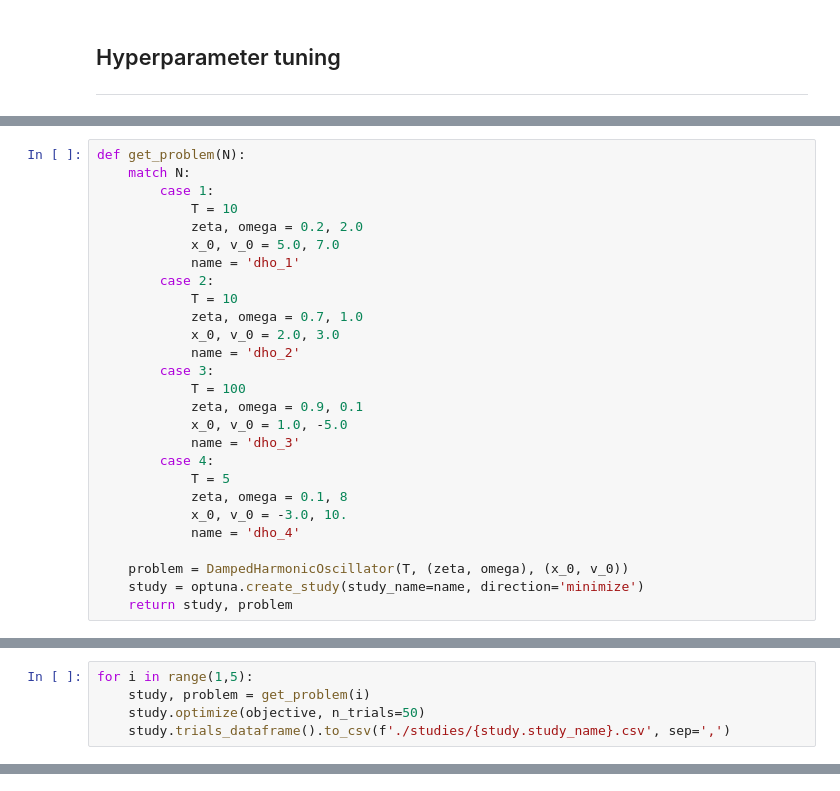
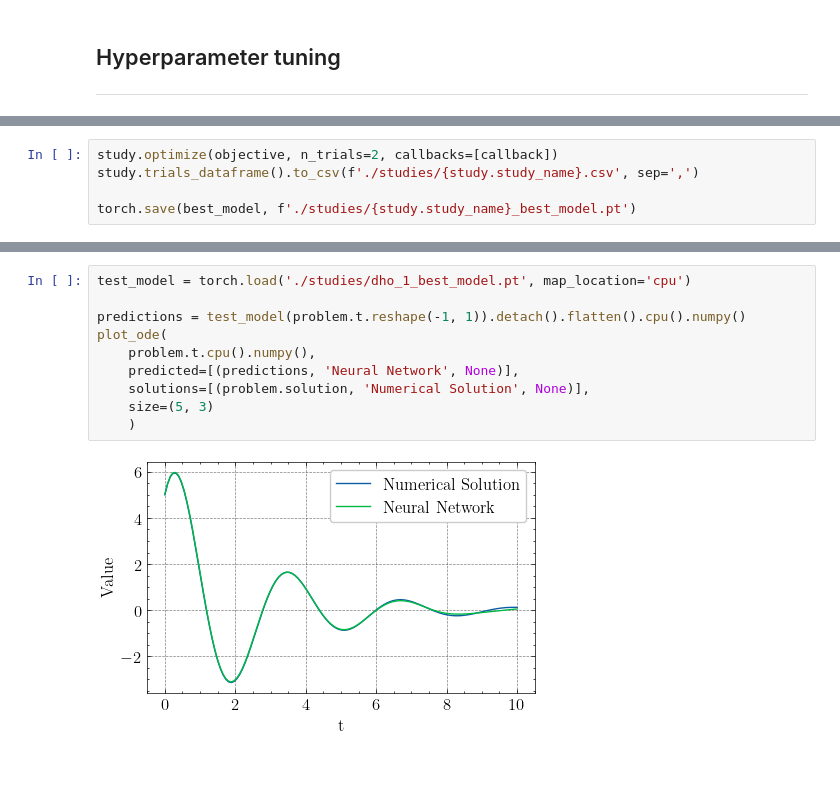
Before and after one commit to DaniilLaptev/pinns, a Jupyter notebook: code/oscillator.ipynb, the cells around one changed output, grey strips where cells are left out. Drawn from its saved outputs; the diff is of its cells as text.

Commit message:
Added Optuna logic

```diff
--- a/code/oscillator.ipynb
+++ b/code/oscillator.ipynb
@@ -171,27 +189,0 @@ def objective(trial):
-# %%
-def get_problem(N):
-    match N:
-        case 1:
-            T = 10
-            zeta, omega = 0.2, 2.0
-            x_0, v_0 = 5.0, 7.0
-            name = 'dho_1'
-        case 2:
-            T = 10
-            zeta, omega = 0.7, 1.0
-            x_0, v_0 = 2.0, 3.0
-            name = 'dho_2'
-        case 3:
-            T = 100
-            zeta, omega = 0.9, 0.1
-            x_0, v_0 = 1.0, -5.0
-            name = 'dho_3'
-        case 4:
-            T = 5
-            zeta, omega = 0.1, 8
-            x_0, v_0 = -3.0, 10.
-            name = 'dho_4'
-
-    problem = DampedHarmonicOscillator(T, (zeta, omega), (x_0, v_0))
-    study = optuna.create_study(study_name=name, direction='minimize')
-    return study, problem
@@ -198,5 +223,5 @@ def get_problem(N):
 # %%
-for i in range(1,5):
-    study, problem = get_problem(i)
-    study.optimize(objective, n_trials=50)
-    study.trials_dataframe().to_csv(f'./studies/{study.study_name}.csv', sep=',')
+study.optimize(objective, n_trials=2, callbacks=[callback])
+study.trials_dataframe().to_csv(f'./studies/{study.study_name}.csv', sep=',')
+
+torch.save(best_model, f'./studies/{study.study_name}_best_model.pt')
@@ -220,0 +228,12 @@ for i in range(1,5):
+# %%
+test_model = torch.load('./studies/dho_1_best_model.pt', map_location='cpu')
+
+predictions = test_model(problem.t.reshape(-1, 1)).detach().flatten().cpu().numpy()
+plot_ode(
+    problem.t.cpu().numpy(),
+    predicted=[(predictions, 'Neural Network', None)],
+    solutions=[(problem.solution, 'Numerical Solution', None)],
+    size=(5, 3)
+    )
+# %% [output]
+[figure, added]
```
Also changed, not shown: parts of 9 cells of this notebook, 3 other files.
